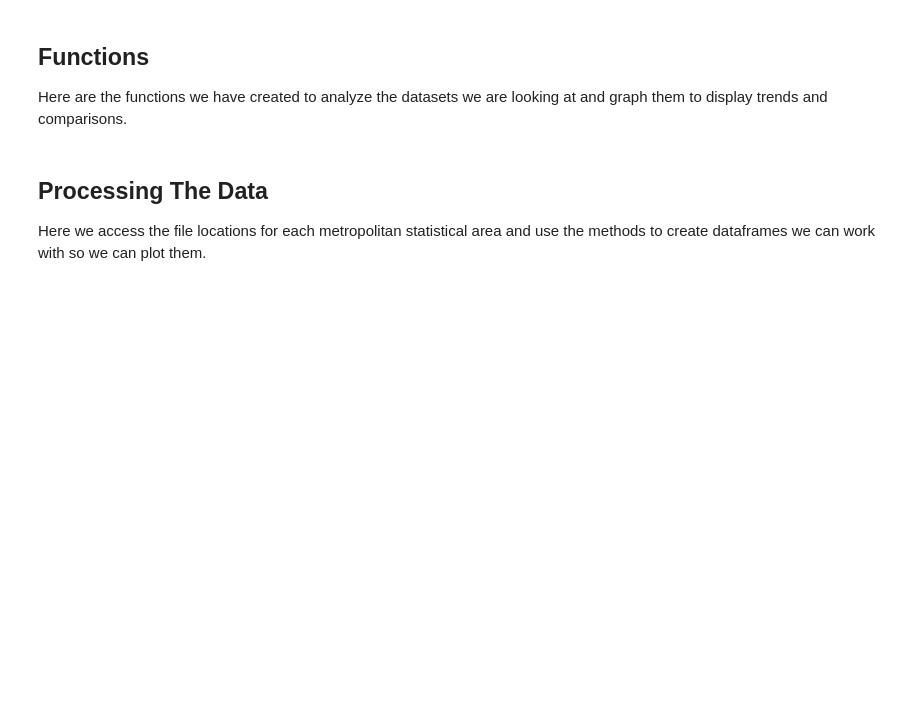
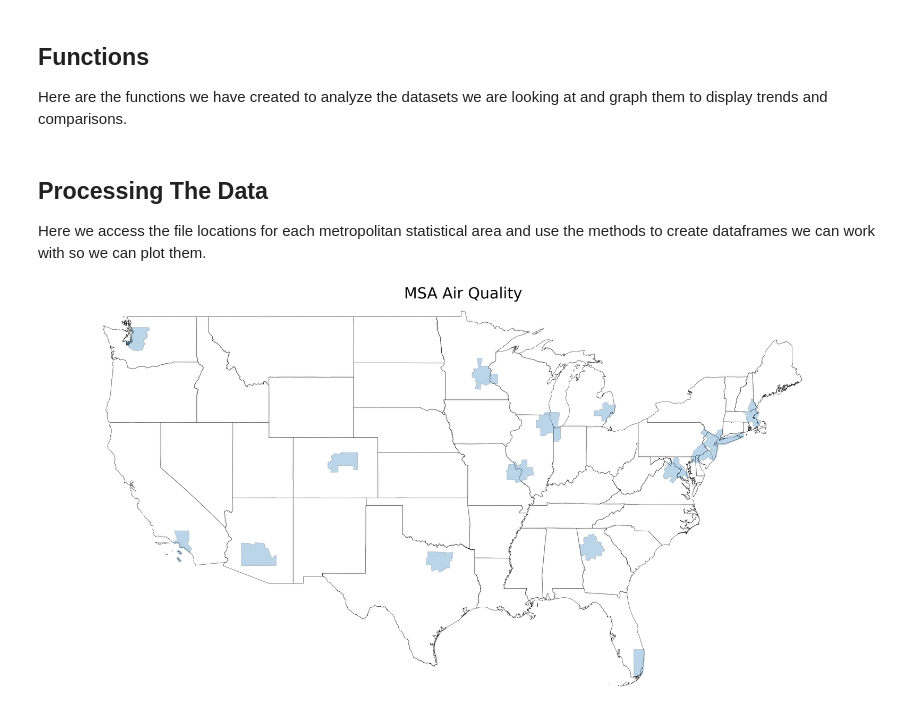
Before and after one commit to shaheermaslam02/airpollution, a Jupyter notebook: Notebooks/dataprocessing.ipynb, the cells around one changed output. Saved outputs shown, nothing was run; the diff lists cells and outputs as text; code cells hidden in the pictures; blank space fills up the shorter version.

```diff
--- a/Notebooks/dataprocessing.ipynb
+++ b/Notebooks/dataprocessing.ipynb
@@ -126,6 +128,19 @@ def aqi_plot(x, y):
     ax.legend(prop={'size': 14})
     ax.grid()
 
+def year_plot(x, y):
+    data = x
+    data['ozone_aqi'] = x['Ozone_AQI_Value'].rolling(window=30).mean()
+    data['pm25_aqi'] = x['PM2.5_AQI_Value'].rolling(window=30).mean()
+
+    ax = data.plot.line('Date', ['ozone_aqi', 'pm25_aqi'], figsize = (16, 10), colormap = 'Paired',
+                     label = ['Ozone', 'PM 2.5'])
+    ax.set_title(y + 'Air Quality Trend', fontsize = 18)
+    ax.set_xlabel('Time (2020)', fontsize = 14)
+    ax.set_ylabel('AQI', fontsize = 14)
+    ax.legend(prop = {'size' : 14})
+    ax.grid()
+
 def plot_all(x):
 
 
@@ -199,6 +214,7 @@ def production(x, z):
     for i in range (5):
         printed_products.append(x.iat[printed_products_index[0][i], 4])
 
+
     time = ['2012', '2013', '2014', '2015', '2020']
 
     df = pd.DataFrame({'Year' : time,
@@ -218,6 +234,25 @@ def production(x, z):
     bx.grid(True)
     bx.legend(['Gasoline', 'Fuel oils', 'Coal n.e.c', 'Motorized vehicles', 'Transport equipment', 'Machinery',
                 'Newsprint/paper', 'Printed products'])
+
+def msa_drop(x):
+    data = x
+    data.drop(data[(data['NAME'] != 'New York-Newark-Jersey City, NY-NJ-PA') &
+                 (data['NAME'] != 'Los Angeles-Long Beach-Anaheim, CA') &
+                 (data['NAME'] != 'Chicago-Naperville-Elgin, IL-IN-WI') &
+                 (data['NAME'] != 'Dallas-Fort Worth-Arlington, TX') &
+                 (data['NAME'] != 'Washington-Arlington-Alexandria, DC-VA-MD-WV') &
+                 (data['NAME'] != 'Miami-Fort Lauderdale-Pompano Beach, FL') &
+                 (data['NAME'] != 'Philadelphia-Camden-Wilmington, PA-NJ-DE-MD') &
+                 (data['NAME'] != 'Atlanta-Sandy Springs-Alpharetta, GA') &
+                 (data['NAME'] != 'Phoenix-Mesa-Chandler, AZ') &
+                 (data['NAME'] != 'Boston-Cambridge-Newton, MA-NH') &
+                 (data['NAME'] != 'Detroit-Warren-Dearborn, MI') &
+                 (data['NAME'] != 'Seattle-Tacoma-Bellevue, WA') &
+                 (data['NAME'] != 'Minneapolis-St. Paul-Bloomington, MN-WI') &
+                 (data['NAME'] != 'Denver-Aurora-Lakewood, CO') &
+                 (data['NAME'] != 'St. Louis, MO-IL')].index, inplace=True)
+    return data
 # %% [markdown]
 ## Processing The Data
 
@@ -315,3 +356,16 @@ mo_il_production = pd.DataFrame(pd.read_csv('/Users/smaslam/Desktop/airpollution
                                          sep = r'\s*,\s*', engine = 'python'))
 
 areas = [ny_nj_pa, il_in_wi, tx, ga, ma_nh, mi, ca, fl, pa_nj_de_md, az, wa, dc_va_md_wv, mn_wi, co, mo_il]
+# %%
+msa = geopandas.read_file('/Users/smaslam/Desktop/airpollution/airpollution/CBSAMap/tl_2019_us_cbsa.shp')
+msa = msa_drop(msa)
+us = geopandas.read_file('/Users/smaslam/Desktop/airpollution/airpollution/US/cb_2016_us_state_500k.shp')
+base = us.plot(color='white', edgecolor='black', figsize=(60, 40))
+ax = msa.plot(ax=base, alpha=0.3, edgecolor='k')
+
+ax.set_ylim([23, 50])
+ax.set_xlim([-130,-60])
+ax.set_title('MSA Air Quality', fontsize = 60)
+ax.set_axis_off()
+# %% [output]
+[figure, added]
```
Also changed, not shown: parts of 2 cells of this notebook, 34 other files.
